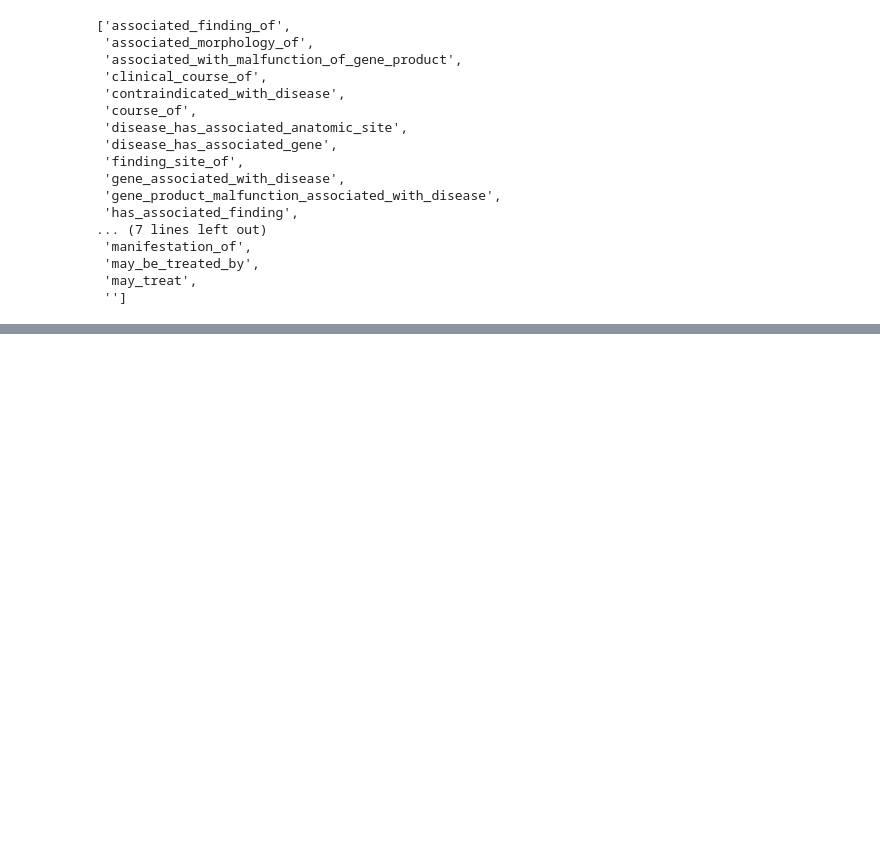
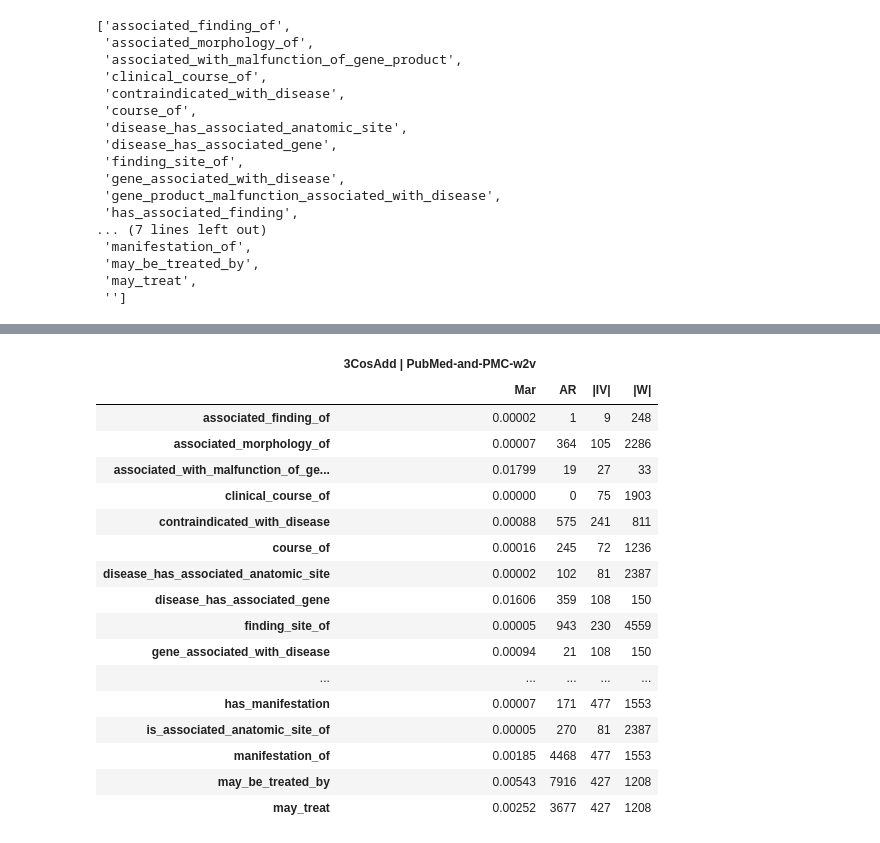
Before and after one commit to SaGiancani/medical-concepts-embeddings, a Jupyter notebook: analogy_pipeline.ipynb, the cells around one changed output, grey strips where cells are left out. Drawn from its saved outputs; the diff is of its cells as text; code cells hidden in the pictures; blank space fills up the shorter version.

```diff
--- a/analogy_pipeline.ipynb
+++ b/analogy_pipeline.ipynb
@@ -1190,0 +345,21 @@ The sets composed by all the words for each opposed relation are the same? True
+# %%
+app[3]
+# %% [output]
+|  | 3CosAdd | PubMed-and-PMC-w2v |  |  |  |
+|  | Mar | AR | |IV| | |W| |
+| associated_finding_of | 0.00002 | 1 | 9 | 248 |
+| associated_morphology_of | 0.00007 | 364 | 105 | 2286 |
+| associated_with_malfunction_of_ge... | 0.01799 | 19 | 27 | 33 |
+| clinical_course_of | 0.00000 | 0 | 75 | 1903 |
+| contraindicated_with_disease | 0.00088 | 575 | 241 | 811 |
+| course_of | 0.00016 | 245 | 72 | 1236 |
+| disease_has_associated_anatomic_site | 0.00002 | 102 | 81 | 2387 |
+| disease_has_associated_gene | 0.01606 | 359 | 108 | 150 |
+| finding_site_of | 0.00005 | 943 | 230 | 4559 |
+| gene_associated_with_disease | 0.00094 | 21 | 108 | 150 |
+| ... | ... | ... | ... | ... |
+| has_manifestation | 0.00007 | 171 | 477 | 1553 |
+| is_associated_anatomic_site_of | 0.00005 | 270 | 81 | 2387 |
+| manifestation_of | 0.00185 | 4468 | 477 | 1553 |
+| may_be_treated_by | 0.00543 | 7916 | 427 | 1208 |
+| may_treat | 0.00252 | 3677 | 427 | 1208 |
```
Also changed, not shown: parts of 157 cells of this notebook, 1 other file.
